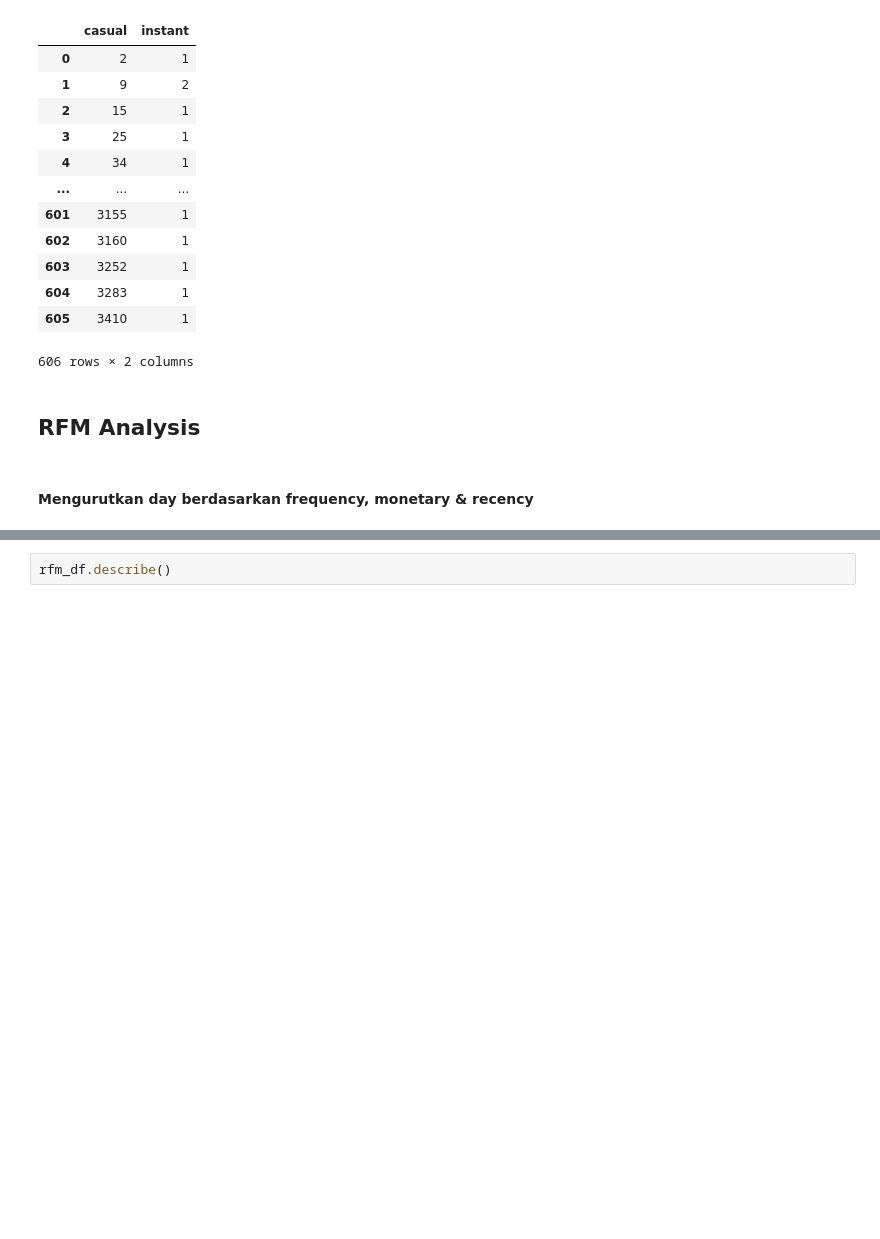
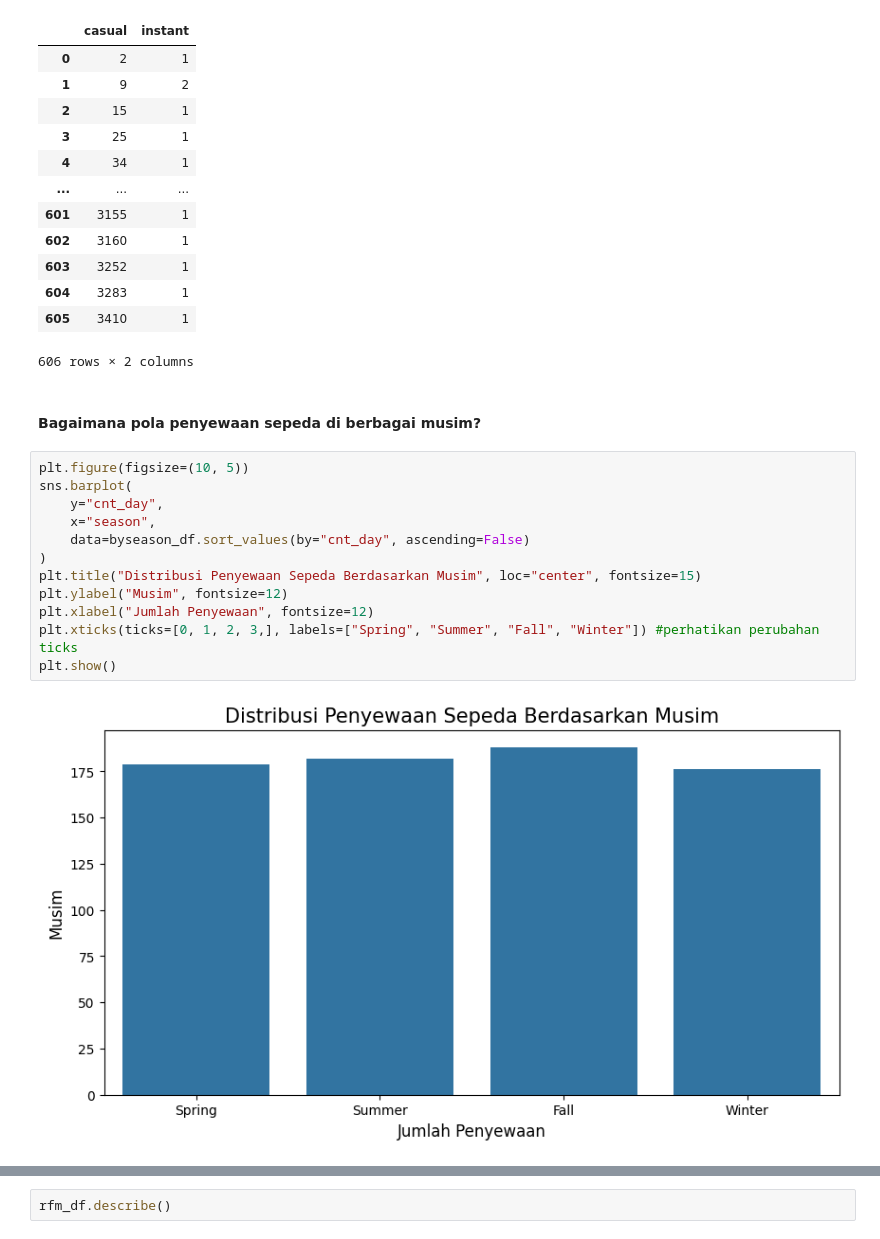
Before and after one commit to rianadwi25/bike-sharing, a Jupyter notebook: notebook.ipynb, the cells around one changed output, grey strips where cells are left out. Saved outputs shown, nothing was run; the diff lists cells and outputs as text; blank space fills up the shorter version.

```diff
--- a/notebook.ipynb
+++ b/notebook.ipynb
@@ -363,7 +447,19 @@ bycasual_df
 | 604 | 3283 | 1 |
 | 605 | 3410 | 1 |
 606 rows × 2 columns
-# %% [markdown]
-## RFM Analysis
-# %% [markdown]
-#### Mengurutkan day berdasarkan frequency, monetary & recency
+# %% [markdown]
+#### Bagaimana pola penyewaan sepeda di berbagai musim?
+# %%
+plt.figure(figsize=(10, 5))
+sns.barplot(
+    y="cnt_day",
+    x="season",
+    data=byseason_df.sort_values(by="cnt_day", ascending=False)
+)
+plt.title("Distribusi Penyewaan Sepeda Berdasarkan Musim", loc="center", fontsize=15)
+plt.ylabel("Musim", fontsize=12)
+plt.xlabel("Jumlah Penyewaan", fontsize=12)
+plt.xticks(ticks=[0, 1, 2, 3,], labels=["Spring", "Summer", "Fall", "Winter"]) #perhatikan perubahan ticks
+plt.show()
+# %% [output]
+[figure, added]
```
Also changed, not shown: parts of 51 cells of this notebook, 2 other files.
